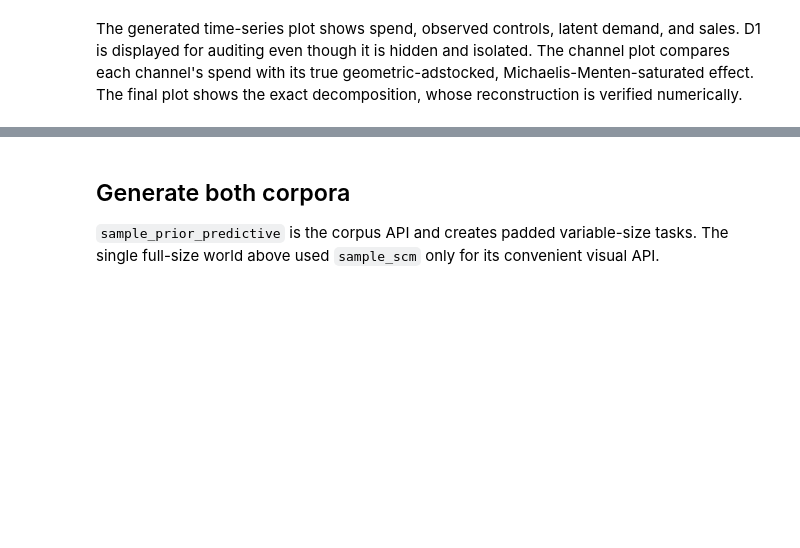
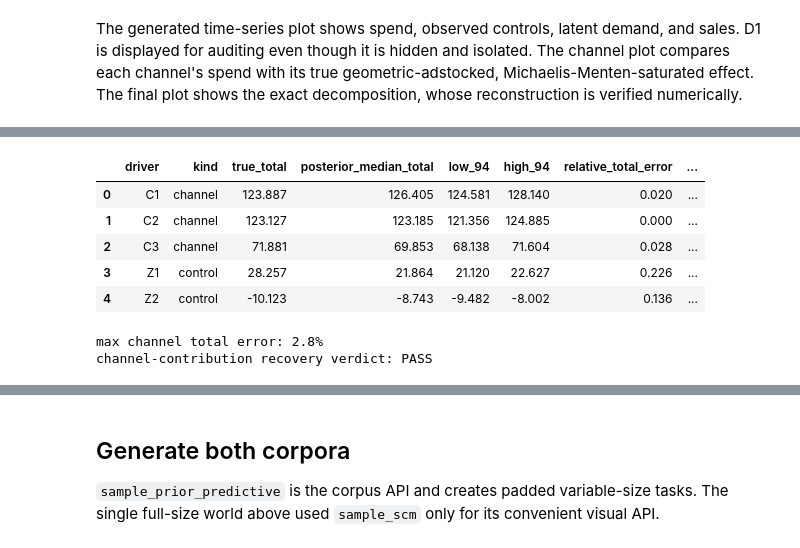
Before and after one commit to pymc-labs/pymc-generator, a Jupyter notebook: docs/examples/simple-model.ipynb, the cells around one changed output, grey strips where cells are left out. Saved outputs shown, nothing was run; the diff lists cells and outputs as text; code cells hidden in the pictures; blank space fills up the shorter version.

```diff
--- a/docs/examples/simple-model.ipynb
+++ b/docs/examples/simple-model.ipynb
@@ -176,0 +255,59 @@ world reconstruction max abs error: 8.88e-16
+# %%
+def driver_recovery(samples, truth, dimension, names, kind):
+    samples = samples.isel(date=slice(RECOVERY_START, None))
+    truth = truth[RECOVERY_START:]
+    total_quantiles = samples.sum('date').quantile([0.03, 0.5, 0.97], dim=('chain', 'draw'))
+    posterior_mean = samples.mean(('chain', 'draw'))
+    rows = []
+    for index, name in enumerate(names):
+        true_curve = np.asarray(truth[:, index])
+        estimated_curve = np.asarray(posterior_mean.sel({dimension: name}))
+        true_total = float(true_curve.sum())
+        low = float(total_quantiles.sel({dimension: name, 'quantile': 0.03}))
+        median = float(total_quantiles.sel({dimension: name, 'quantile': 0.5}))
+        high = float(total_quantiles.sel({dimension: name, 'quantile': 0.97}))
+        rows.append({
+            'driver': name, 'kind': kind, 'true_total': true_total,
+            'posterior_median_total': median, 'low_94': low, 'high_94': high,
+            'relative_total_error': abs(median - true_total) / (abs(true_total) + 1e-12),
+            'covered_94': low <= true_total <= high,
+            'curve_correlation': np.corrcoef(true_curve, estimated_curve)[0, 1],
+            'relative_curve_rmse': (
+                np.sqrt(np.mean((estimated_curve - true_curve) ** 2))
+                / (np.std(true_curve) + 1e-12)
+            ),
+        })
+    return pd.DataFrame(rows)
+
+channel_samples = posterior['channel_contribution_original_scale']
+control_samples = posterior['control_contribution_original_scale']
+recovery = pd.concat([
+    driver_recovery(
+        channel_samples, world.data['contributions_observed'],
+        'channel', CHANNEL_COLUMNS, 'channel',
+    ),
+    driver_recovery(
+        control_samples, world.data['control_contribution'],
+        'control', CONTROL_COLUMNS, 'control',
+    ),
+], ignore_index=True)
+display(recovery.round(3))
+channel_recovery = recovery.query("kind == 'channel'")
+recovery_pass = bool(
+    divergences == 0
+    and (channel_recovery['relative_total_error'] <= 0.1).all()
+    and (channel_recovery['curve_correlation'] >= 0.95).all()
+    and (channel_recovery['relative_curve_rmse'] <= 0.2).all()
+)
+print('max channel total error:', f"{channel_recovery['relative_total_error'].max():.1%}")
+print('channel-contribution recovery verdict:', 'PASS' if recovery_pass else 'FAIL')
+assert recovery_pass, recovery.round(3)
+# %% [output]
+|  | driver | kind | true_total | posterior_median_total | low_94 | high_94 | relative_total_error | ... |
+| 0 | C1 | channel | 123.887 | 126.405 | 124.581 | 128.140 | 0.020 | ... |
+| 1 | C2 | channel | 123.127 | 123.185 | 121.356 | 124.885 | 0.000 | ... |
+| 2 | C3 | channel | 71.881 | 69.853 | 68.138 | 71.604 | 0.028 | ... |
+| 3 | Z1 | control | 28.257 | 21.864 | 21.120 | 22.627 | 0.226 | ... |
+| 4 | Z2 | control | -10.123 | -8.743 | -9.482 | -8.002 | 0.136 | ... |
+max channel total error: 2.8%
+channel-contribution recovery verdict: PASS
```
Also changed, not shown: parts of 15 cells of this notebook, 2 other files.
